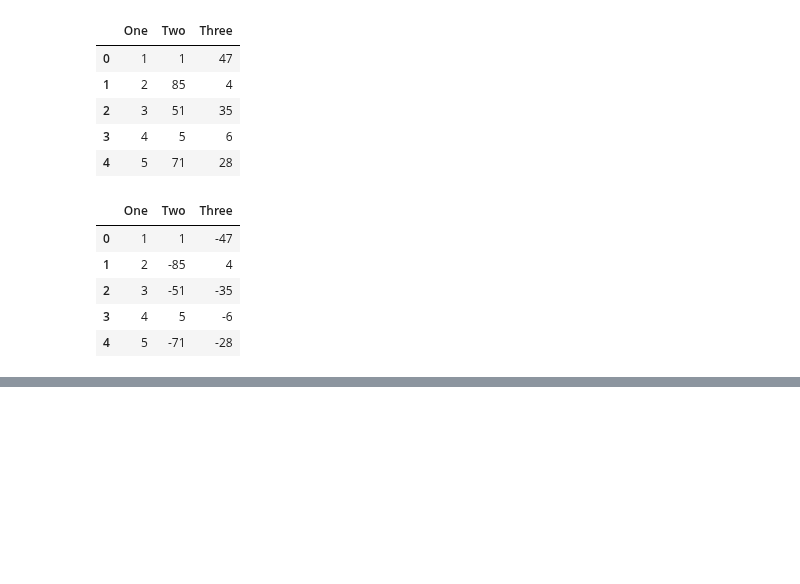
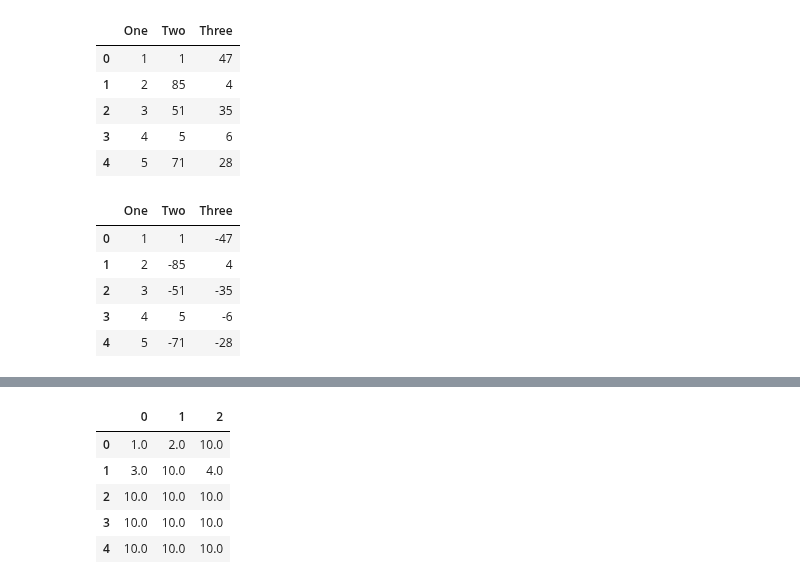
Before and after one commit to galaxy1014/ML_module_summary, a Jupyter notebook: Pandas/Chapter0_Summary/Chapter0.ipynb, the cells around one changed output, grey strips where cells are left out. Drawn from its saved outputs; the diff is of its cells as text; code cells hidden in the pictures; blank space fills up the shorter version.

```diff
--- a/Pandas/Chapter0_Summary/Chapter0.ipynb
+++ b/Pandas/Chapter0_Summary/Chapter0.ipynb
@@ -447,0 +482,9 @@ df
+# %%
+df1.fillna(value=10)
+# %% [output]
+|  | 0 | 1 | 2 |
+| 0 | 1.0 | 2.0 | 10.0 |
+| 1 | 3.0 | 10.0 | 4.0 |
+| 2 | 10.0 | 10.0 | 10.0 |
+| 3 | 10.0 | 10.0 | 10.0 |
+| 4 | 10.0 | 10.0 | 10.0 |
```
Also changed, not shown: parts of 8 cells of this notebook.
